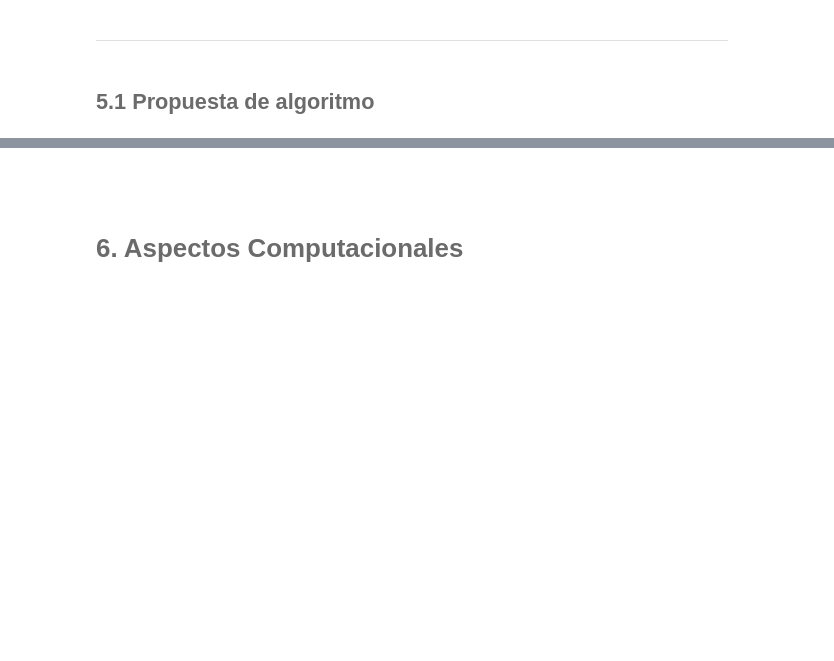
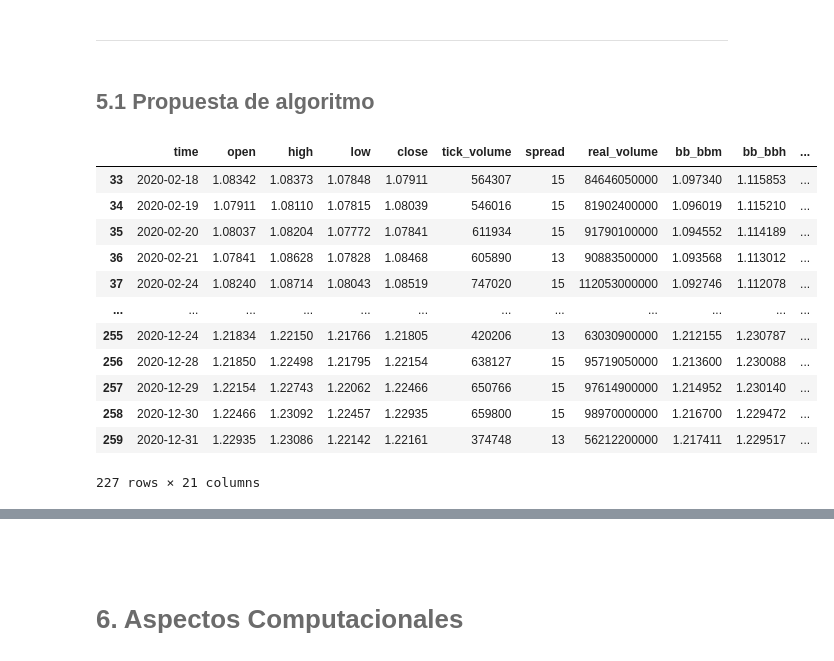
Before and after one commit to JP-GZ/Lab_5_MYST, a Jupyter notebook: notebook.ipynb, the cells around one changed output, grey strips where cells are left out. Drawn from its saved outputs; the diff is of its cells as text; code cells hidden in the pictures; blank space fills up the shorter version.

```diff
--- a/notebook.ipynb
+++ b/notebook.ipynb
@@ -64,3 +70,6 @@ import sys
 # <font color= #6B6B6B> 3. Data Description </font>
 # %% [markdown]
 <hr style="border:0.02in solid gray"> </hr>
+# %%
+data_Test,data_Train = extraccion_data()
+data_Train
@@ -80,3 +119,21 @@ import sys
 <hr style="border:0.02in solid gray"> </hr>
 # %% [markdown]
 ## <font color= #6B6B6B> 5.1 Propuesta de algoritmo </font> <font color= #555555>
+# %%
+data_Train_tec = fun.technicals(data_Train).dropna()
+data_Train_tec['time'] = pd.to_datetime(data_Train_tec['time'], format='%Y-%m-%d')
+data_Train_tec
+# %% [output]
+|  | time | open | high | low | close | tick_volume | spread | real_volume | bb_bbm | bb_bbh | ... |
+| 33 | 2020-02-18 | 1.08342 | 1.08373 | 1.07848 | 1.07911 | 564307 | 15 | 84646050000 | 1.097340 | 1.115853 | ... |
+| 34 | 2020-02-19 | 1.07911 | 1.08110 | 1.07815 | 1.08039 | 546016 | 15 | 81902400000 | 1.096019 | 1.115210 | ... |
+| 35 | 2020-02-20 | 1.08037 | 1.08204 | 1.07772 | 1.07841 | 611934 | 15 | 91790100000 | 1.094552 | 1.114189 | ... |
+| 36 | 2020-02-21 | 1.07841 | 1.08628 | 1.07828 | 1.08468 | 605890 | 13 | 90883500000 | 1.093568 | 1.113012 | ... |
+| 37 | 2020-02-24 | 1.08240 | 1.08714 | 1.08043 | 1.08519 | 747020 | 15 | 112053000000 | 1.092746 | 1.112078 | ... |
+| ... | ... | ... | ... | ... | ... | ... | ... | ... | ... | ... | ... |
+| 255 | 2020-12-24 | 1.21834 | 1.22150 | 1.21766 | 1.21805 | 420206 | 13 | 63030900000 | 1.212155 | 1.230787 | ... |
+| 256 | 2020-12-28 | 1.21850 | 1.22498 | 1.21795 | 1.22154 | 638127 | 15 | 95719050000 | 1.213600 | 1.230088 | ... |
+| 257 | 2020-12-29 | 1.22154 | 1.22743 | 1.22062 | 1.22466 | 650766 | 15 | 97614900000 | 1.214952 | 1.230140 | ... |
+| 258 | 2020-12-30 | 1.22466 | 1.23092 | 1.22457 | 1.22935 | 659800 | 15 | 98970000000 | 1.216700 | 1.229472 | ... |
+| 259 | 2020-12-31 | 1.22935 | 1.23086 | 1.22142 | 1.22161 | 374748 | 13 | 56212200000 | 1.217411 | 1.229517 | ... |
+227 rows × 21 columns
```
Also changed, not shown: parts of 15 cells of this notebook, 3 other files.
